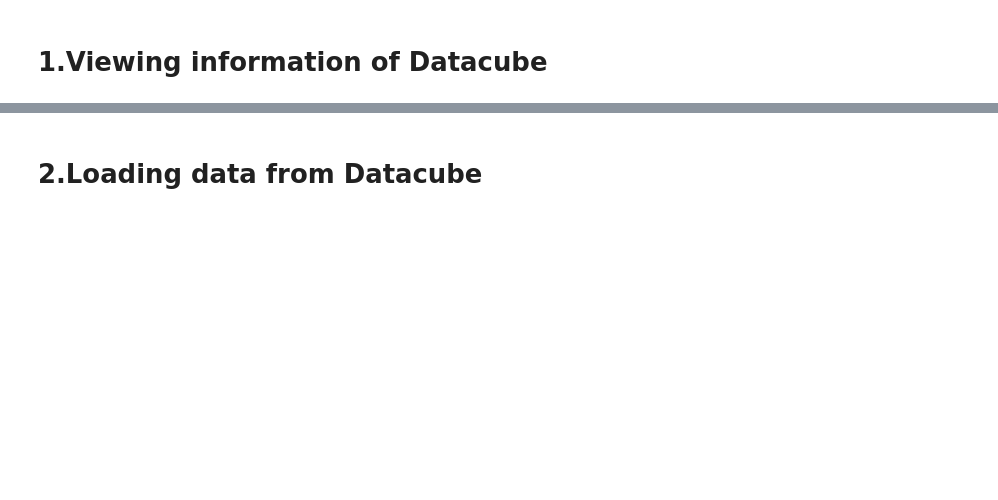
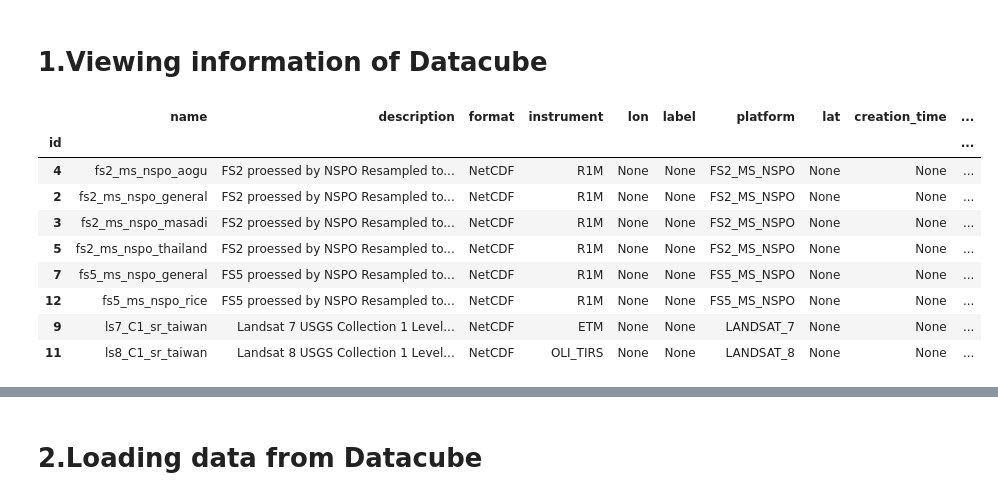
Before and after one commit to h920032/TWDC_workshop, a Jupyter notebook: 01Load_data.ipynb, the cells around one changed output, grey strips where cells are left out. Cells and saved outputs as stored; diff of their text form; code cells hidden in the pictures; blank space fills up the shorter version.

```diff
--- a/01Load_data.ipynb
+++ b/01Load_data.ipynb
@@ -1,12 +1,27 @@
 # %% [markdown]
 # 1.Viewing information of Datacube
 # %%
+import os,sys
+from datacube.config import LocalConfig
+sys.path.append(os.environ['odc_config'])
 import datacube
+from utils.data_cube_utilities import dc_display_map
 dc = datacube.Datacube(app = 'my_app', config = '/home/localuser/.datacube.conf')
 
 list_of_products = dc.list_products()
 netCDF_products = list_of_products[list_of_products['format'] == 'NetCDF']
 netCDF_products
+# %% [output]
+|  | name | description | format | instrument | lon | label | platform | lat | creation_time | ... |
+| id |  |  |  |  |  |  |  |  |  | ... |
+| 4 | fs2_ms_nspo_aogu | FS2 proessed by NSPO Resampled to... | NetCDF | R1M | None | None | FS2_MS_NSPO | None | None | ... |
+| 2 | fs2_ms_nspo_general | FS2 proessed by NSPO Resampled to... | NetCDF | R1M | None | None | FS2_MS_NSPO | None | None | ... |
+| 3 | fs2_ms_nspo_masadi | FS2 proessed by NSPO Resampled to... | NetCDF | R1M | None | None | FS2_MS_NSPO | None | None | ... |
+| 5 | fs2_ms_nspo_thailand | FS2 proessed by NSPO Resampled to... | NetCDF | R1M | None | None | FS2_MS_NSPO | None | None | ... |
+| 7 | fs5_ms_nspo_general | FS5 proessed by NSPO Resampled to... | NetCDF | R1M | None | None | FS5_MS_NSPO | None | None | ... |
+| 12 | fs5_ms_nspo_rice | FS5 proessed by NSPO Resampled to... | NetCDF | R1M | None | None | FS5_MS_NSPO | None | None | ... |
+| 9 | ls7_C1_sr_taiwan | Landsat 7 USGS Collection 1 Level... | NetCDF | ETM | None | None | LANDSAT_7 | None | None | ... |
+| 11 | ls8_C1_sr_taiwan | Landsat 8 USGS Collection 1 Level... | NetCDF | OLI_TIRS | None | None | LANDSAT_8 | None | None | ... |
 # %%
 #list_of_measurements = dc.list_measurements('ls7_lasrc_taiwan')
 list_of_measurements = dc.list_measurements()
```
Also changed, not shown: parts of 10 cells of this notebook, 1 other file.
